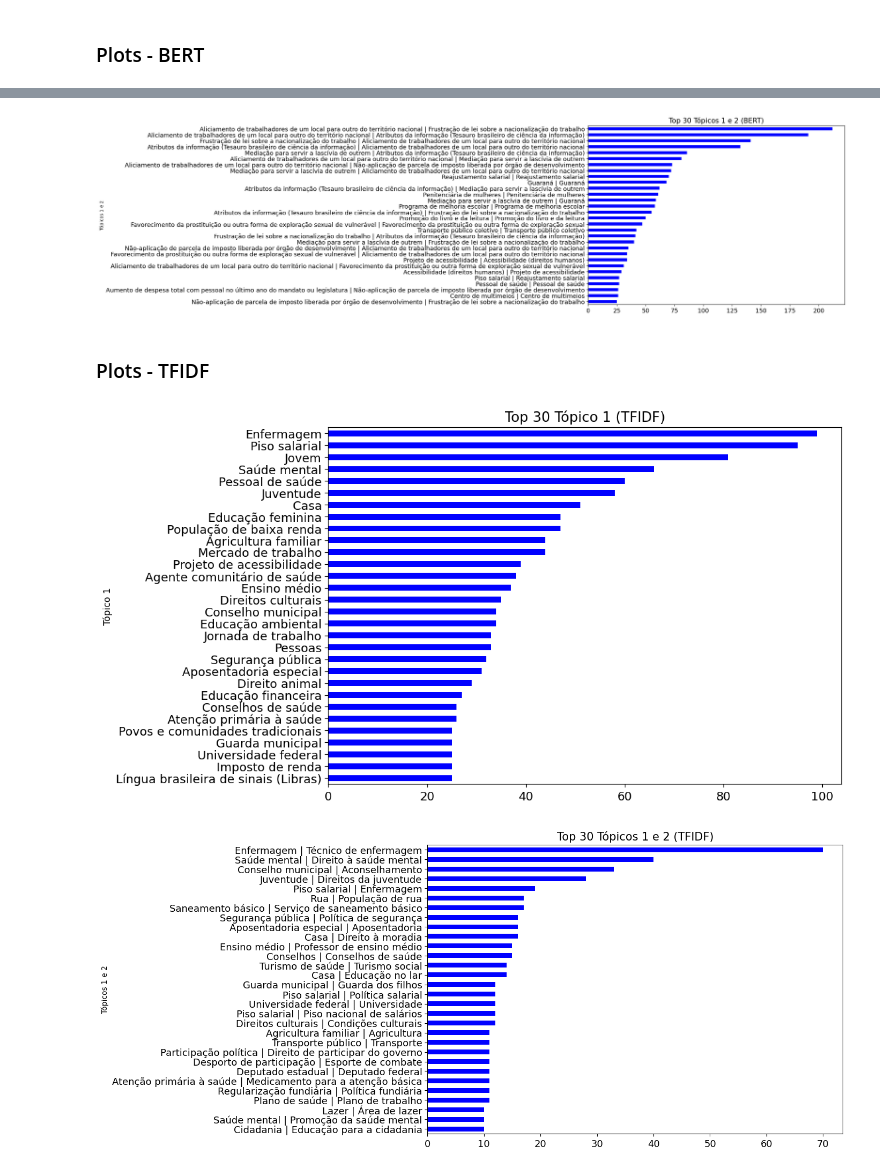
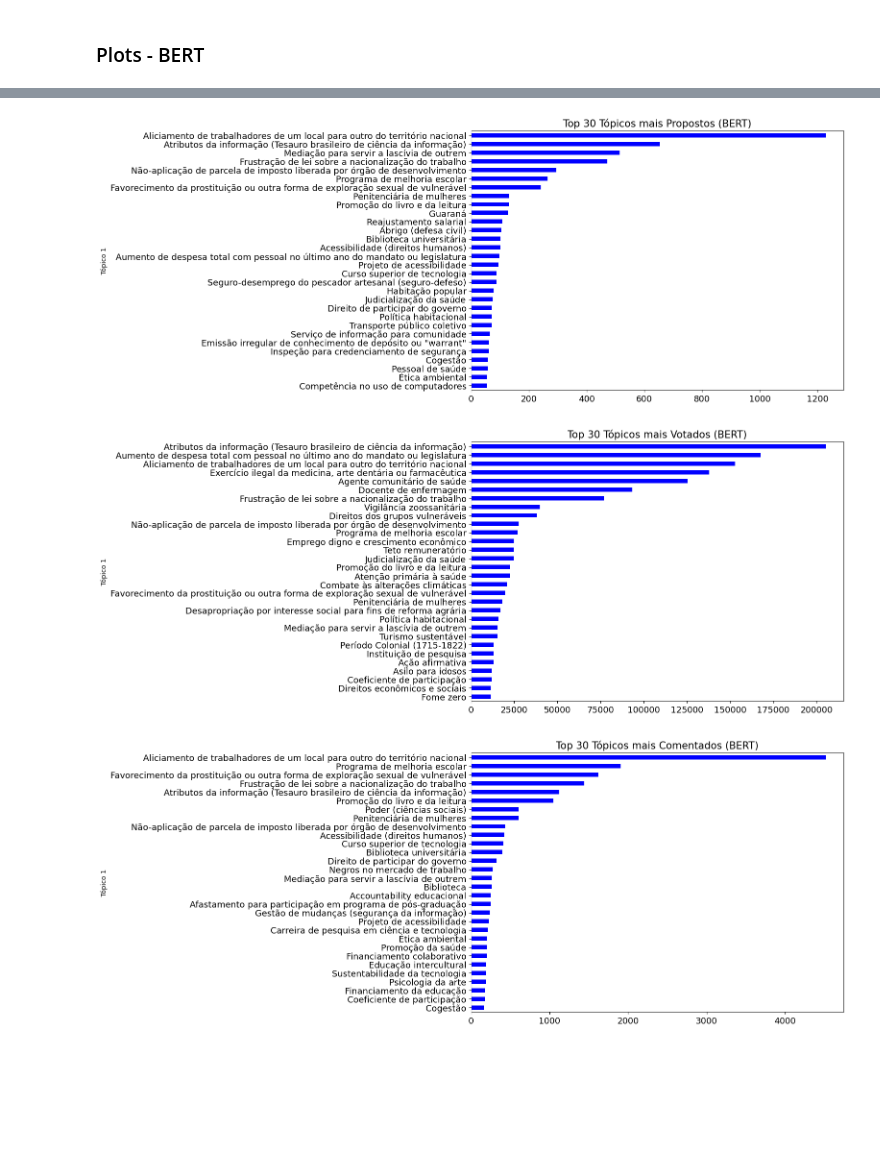
Before and after one commit to lappis-unb/ecossistemasl, a Jupyter notebook: notebooks/ReportTopicsAll.ipynb, the cells around one changed output, grey strips where cells are left out. Saved outputs shown, nothing was run; the diff lists cells and outputs as text; code cells hidden in the pictures; blank space fills up the shorter version.

```diff
--- a/notebooks/ReportTopicsAll.ipynb
+++ b/notebooks/ReportTopicsAll.ipynb
@@ -88,26 +104,22 @@ plt.show()
-# %%
-# Plotting the data with a title
-ax = df_bert['Tópicos 1 e 2'].value_counts(ascending=True).tail(30).plot(
-    kind='barh', figsize=(10, 7), color='blue', fontsize=13)
-ax.set_title('Top 30 Tópicos 1 e 2 (BERT)', fontsize=15) # Adding a title to the plot
-plt.show()
-# %% [output]
-[figure, removed]
-# %% [markdown]
-### Plots - TFIDF
-# %%
-# Plotting the data with a title
-ax = df_tfidf['Tópico 1'].value_counts(ascending=True).tail(30).plot(
-    kind='barh', figsize=(10, 7), color='blue', fontsize=13)
-ax.set_title('Top 30 Tópico 1 (TFIDF)', fontsize=15) # Adding a title to the plot
-plt.show()
-# %% [output]
-[figure, removed]
-# %%
-# Plotting the data with a title
-ax = df_tfidf[df_tfidf['Tópico 1']!= df_tfidf['Tópico 2']]['Tópicos 1 e 2'].value_counts(ascending=True).tail(30).plot(
-    kind='barh', figsize=(10, 7), color='blue', fontsize=13)
-ax.set_title('Top 30 Tópicos 1 e 2 (TFIDF)', fontsize=15) # Adding a title to the plot
-plt.show()
-# %% [output]
-[figure, removed]
+# %%
+# Propostas
+ax = df_bert['Tópico 1'].value_counts(ascending=True).tail(30).plot(
+    kind='barh', figsize=(10, 7), color='blue', fontsize=13)
+ax.set_title('Top 30 Tópicos mais Propostos (BERT)', fontsize=15) # Adding a title to the plot
+plt.show()
+
+# Votos
+ax = df_bert.groupby('Tópico 1')['supports'].sum().sort_values(ascending=True).tail(30).plot(
+    kind='barh', figsize=(10, 7), color='blue', fontsize=13)
+ax.set_title('Top 30 Tópicos mais Votados (BERT)', fontsize=15) # Adding a title to the plot
+plt.show()
+
+# Comnenários
+ax = df_bert.groupby('Tópico 1')['comments'].sum().sort_values(ascending=True).tail(30).plot(
+    kind='barh', figsize=(10, 7), color='blue', fontsize=13)
+ax.set_title('Top 30 Tópicos mais Comentados (BERT)', fontsize=15) # Adding a title to the plot
+plt.show()
+# %% [output]
+[figure, added]
+[figure, added]
+[figure, added]
```
Also changed, not shown: parts of 3 cells of this notebook, 1 other file.
